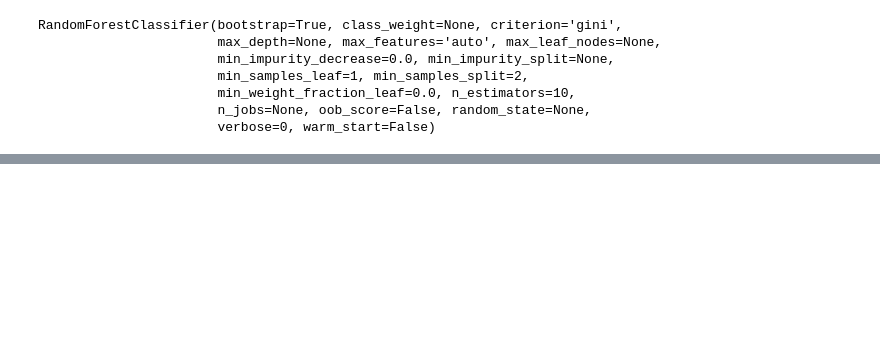
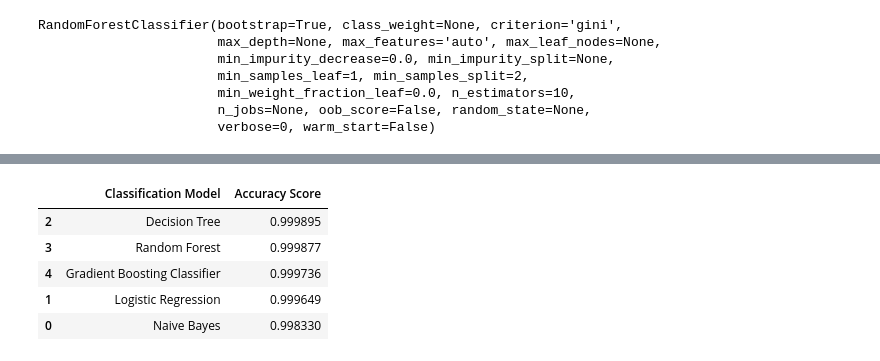
Before and after one commit to sprince0031/Solar-Fault-Detection-Classification-Project, a Jupyter notebook: solar_Project_Final.ipynb, the cells around one changed output, grey strips where cells are left out. Drawn from its saved outputs; the diff is of its cells as text; code cells hidden in the pictures; blank space fills up the shorter version.

```diff
--- a/solar_Project_Final.ipynb
+++ b/solar_Project_Final.ipynb
@@ -431,0 +575,7 @@ F1: 99.97044917257683 %
+# %%
+# Gradient Boosting Machine with n_estimators=109
+model_GBM_crossval = GradientBoostingClassifier(n_estimators=109)
+predict_GBM_crossval = cross_val_score(model_GBM_crossval, total_X, total_y, cv=SSS.split(total_X, total_y))
+avg_crossval_score_GBM = predict_GBM_crossval.mean()
+print("Cross validated accuracies:", predict_GBM_crossval)
+print("Average cross validated accuracy:", avg_crossval_score_GBM*100, "%")
@@ -431,0 +606,19 @@ F1: 99.97044917257683 %
+# %%
+# For cross-validated scores
+AccList_Crossval = [['Naive Bayes', avg_crossval_score_GNB],
+           ['Logistic Regression', avg_crossval_score_LogReg],
+           ['Decision Tree', avg_crossval_score_DT],
+           ['Random Forest', avg_crossval_score_RF],
+           ['Gradient Boosting Classifier', avg_crossval_score_GBM]
+          ]
+
+acc_results = pd.DataFrame(AccList_Crossval, columns = ['Classification Model', 'Accuracy Score'])
+acc_results.sort_values(by=['Accuracy Score'], inplace=True, ascending=False) # Sorting records in order of highest accuracy
+acc_results.head()
+# %% [output]
+|  | Classification Model | Accuracy Score |
+| 2 | Decision Tree | 0.999895 |
+| 3 | Random Forest | 0.999877 |
+| 4 | Gradient Boosting Classifier | 0.999736 |
+| 1 | Logistic Regression | 0.999649 |
+| 0 | Naive Bayes | 0.998330 |
```
Also changed, not shown: parts of 32 cells of this notebook.
